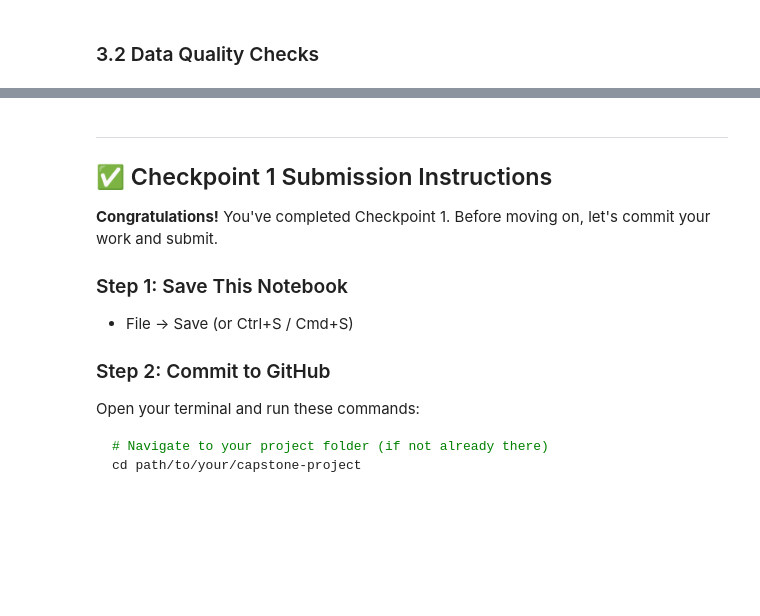
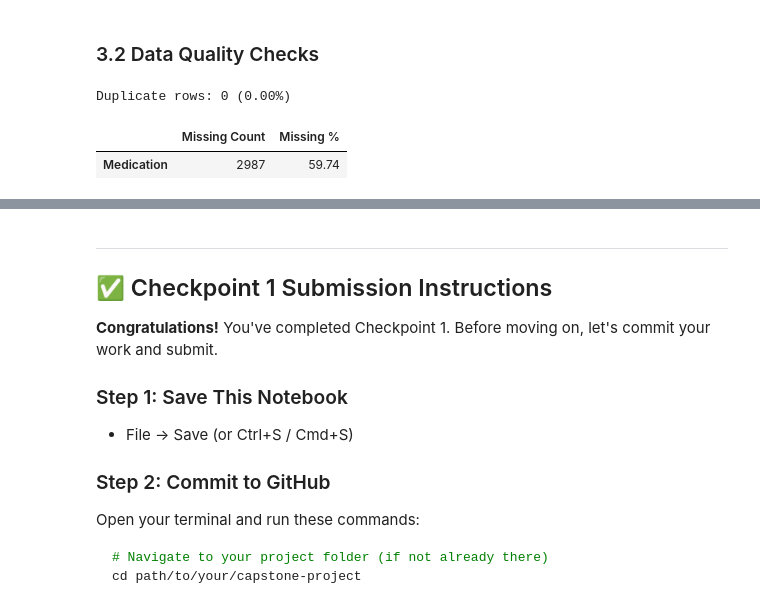
Before and after one commit to jvilla13/individual-capstone-jvilla13, a Jupyter notebook: notebooks/01_problem_statement_and_eda.ipynb, the cells around one changed output, grey strips where cells are left out. Drawn from its saved outputs; the diff is of its cells as text; code cells hidden in the pictures; blank space fills up the shorter version.

```diff
--- a/notebooks/01_problem_statement_and_eda.ipynb
+++ b/notebooks/01_problem_statement_and_eda.ipynb
@@ -305,19 +305,44 @@ Skewness: 1.13
 # "Duplicate rows: X,XXX (X.XX%)"
 
 # YOUR CODE HERE:
+duplicate_count = df.duplicated().sum()
+duplicate_percent = (duplicate_count/ len(df))*100
+
+print(f"Duplicate rows: {duplicate_count} ({duplicate_percent:.2f}%)")
+# %% [output]
+Duplicate rows: 0 (0.00%)
 # %%
 # TODO: Create a summary of missing values
 #
 # Steps:
 # 1. Calculate missing count for each column: df.isnull().sum()
 # 2. Calculate missing percentage: (df.isnull().sum() / len(df)) * 100
 # 3. Create a DataFrame with 'Missing Count' and 'Missing %' columns
 # 4. Sort by 'Missing %' descending
 # 5. Display only columns that have missing values
 #
 # Hint: You can create a DataFrame with pd.DataFrame({'col1': series1, 'col2': series2})
 
 # YOUR CODE HERE:
+
+# Calculate missing count and percentage
+missing_count = df.isnull().sum()
+missing_percent = (missing_count / len(df)) * 100
+
+# Create a summary DataFrame
+missing_summary = pd.DataFrame({
+    "Missing Count": missing_count,
+    "Missing %": missing_percent
+})
+
+# Sort by highest missing %
+missing_summary = missing_summary.sort_values(by="Missing %", ascending=False)
+
+# Show only the columns with missing values
+missing_summary[missing_summary["Missing Count"] > 0]
+# %% [output]
+|  | Missing Count | Missing % |
+| Medication | 2987 | 59.74 |
 # %%
 # Visualize missing values (if any)
 if df.isnull().sum().sum() > 0:
```
Also changed, not shown: parts of 3 cells of this notebook.
